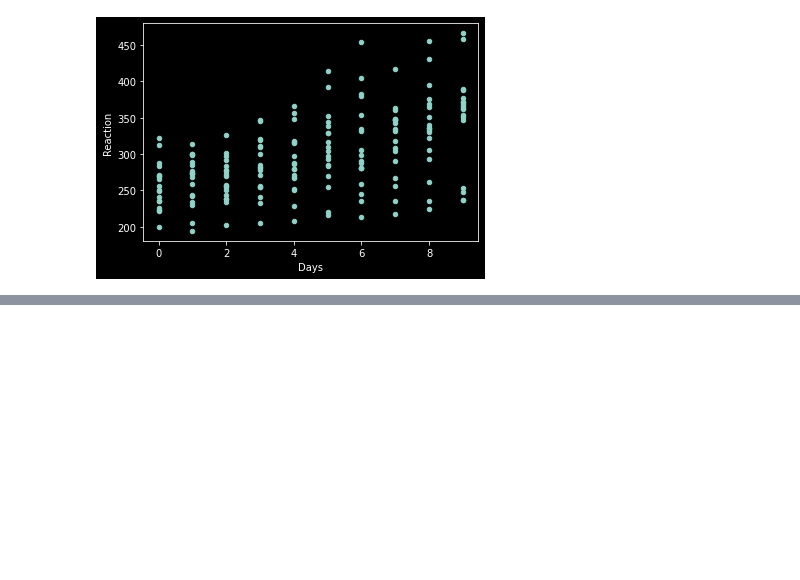
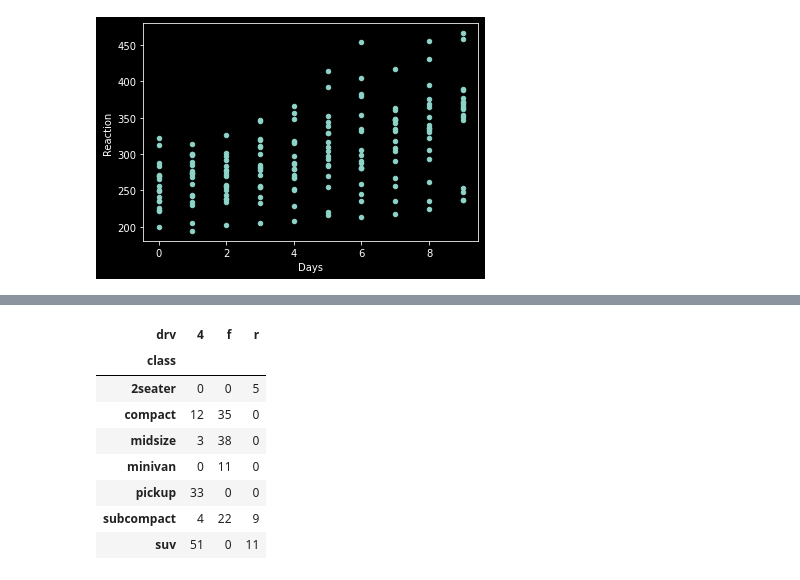
Before and after one commit to Ken-Alviola/statistics-exercises, a Jupyter notebook: hypothesis_testing.ipynb, the cells around one changed output, grey strips where cells are left out. Saved outputs shown, nothing was run; the diff lists cells and outputs as text; code cells hidden in the pictures; blank space fills up the shorter version.

```diff
--- a/hypothesis_testing.ipynb
+++ b/hypothesis_testing.ipynb
@@ -430,0 +489,13 @@ sleep.plot.scatter('Days','Reaction')
+# %%
+observed = pd.crosstab(mpg['class'],mpg.drv)
+observed
+# %% [output]
+| drv | 4 | f | r |
+| class |  |  |  |
+| 2seater | 0 | 0 | 5 |
+| compact | 12 | 35 | 0 |
+| midsize | 3 | 38 | 0 |
+| minivan | 0 | 11 | 0 |
+| pickup | 33 | 0 | 0 |
+| subcompact | 4 | 22 | 9 |
+| suv | 51 | 0 | 11 |
```
Also changed, not shown: parts of 13 cells of this notebook.
